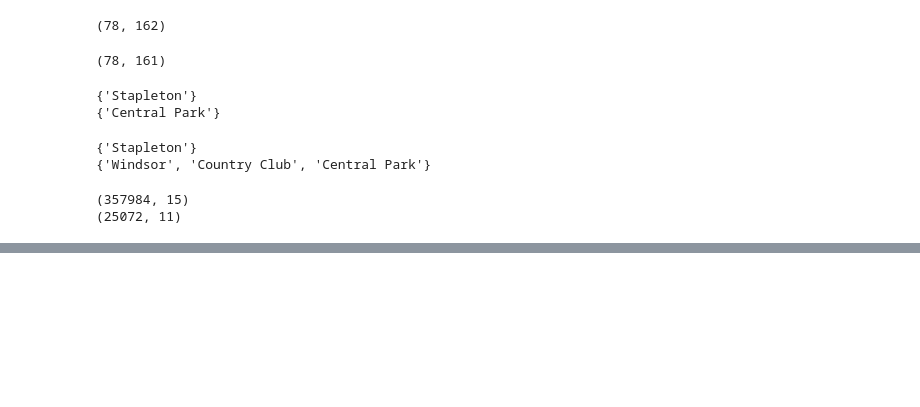
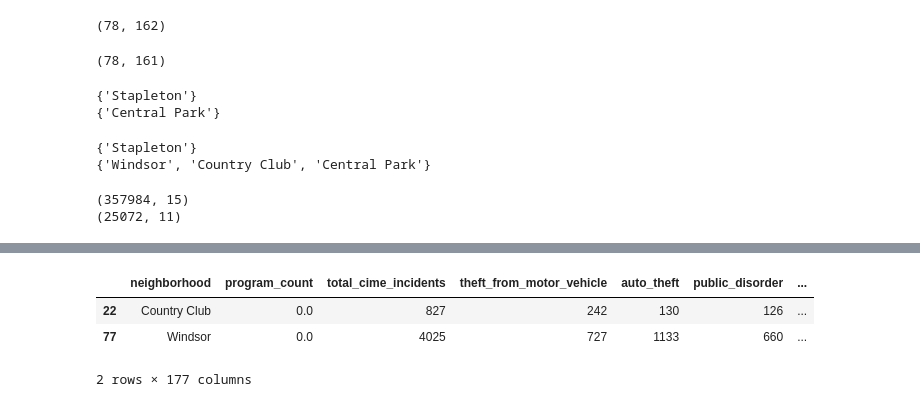
Before and after one commit to uelski/4447_Final_Project, a Jupyter notebook: notebooks/sam_feature_engineering.ipynb, the cells around one changed output, grey strips where cells are left out. Cells and saved outputs as stored; diff of their text form; code cells hidden in the pictures; blank space fills up the shorter version.

```diff
--- a/notebooks/sam_feature_engineering.ipynb
+++ b/notebooks/sam_feature_engineering.ipynb
@@ -303,0 +428,7 @@ print(school_df_clean.shape)
+# %%
+fully_merged_df.loc[fully_merged_df["neighborhood"].isin(["Country Club", "Windsor"])]
+# %% [output]
+|  | neighborhood | program_count | total_cime_incidents | theft_from_motor_vehicle | auto_theft | public_disorder | ... |
+| 22 | Country Club | 0.0 | 827 | 242 | 130 | 126 | ... |
+| 77 | Windsor | 0.0 | 4025 | 727 | 1133 | 660 | ... |
+2 rows × 177 columns
```
Also changed, not shown: parts of 18 cells of this notebook, 5 other files.
